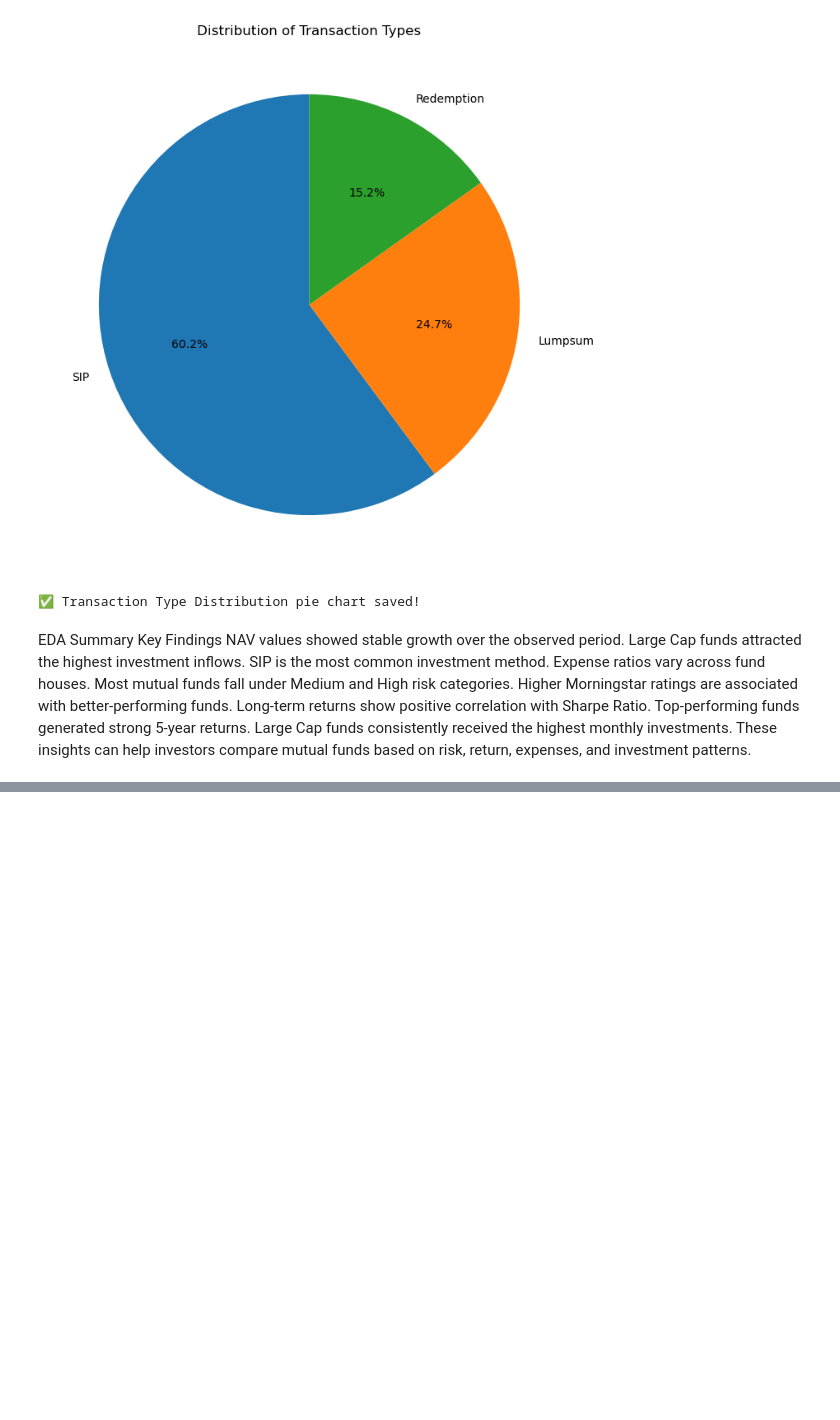
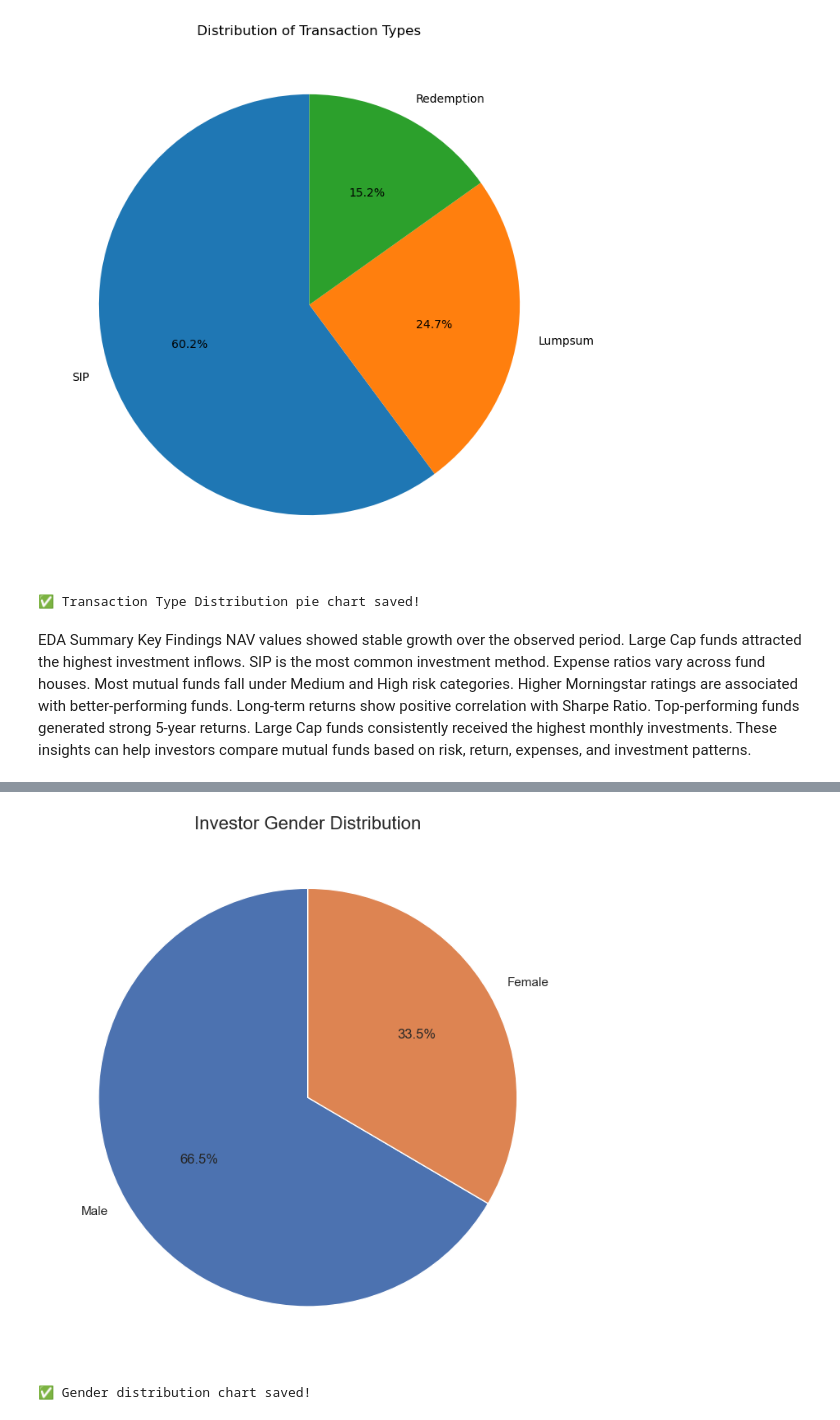
Before and after one commit to ganeshmerc/mutual-fund-data-project, a Jupyter notebook: EDA_Analysis_Final.ipynb, the cells around one changed output, grey strips where cells are left out. Cells and saved outputs as stored; diff of their text form; code cells hidden in the pictures; blank space fills up the shorter version.

```diff
--- a/EDA_Analysis_Final.ipynb
+++ b/EDA_Analysis_Final.ipynb
@@ -666,0 +786,35 @@ These insights can help investors compare mutual funds based on risk, return, ex
+# %%
+import matplotlib.pyplot as plt
+
+# Gender distribution
+gender_data = transactions["gender"].value_counts()
+
+plt.figure(figsize=(7,7))
+
+plt.pie(
+    gender_data.values,
+    labels=gender_data.index,
+    autopct="%1.1f%%",
+    startangle=90
+)
+
+plt.title(
+    "Investor Gender Distribution",
+    fontsize=16
+)
+
+plt.tight_layout()
+
+# Save chart
+plt.savefig(
+    "Charts/gender_distribution.png",
+    dpi=300,
+    bbox_inches="tight"
+)
+
+plt.show()
+
+print("✅ Gender distribution chart saved!")
+# %% [output]
+[figure, added]
+✅ Gender distribution chart saved!
```
Also changed, not shown: parts of 16 cells of this notebook, 1 other file.
